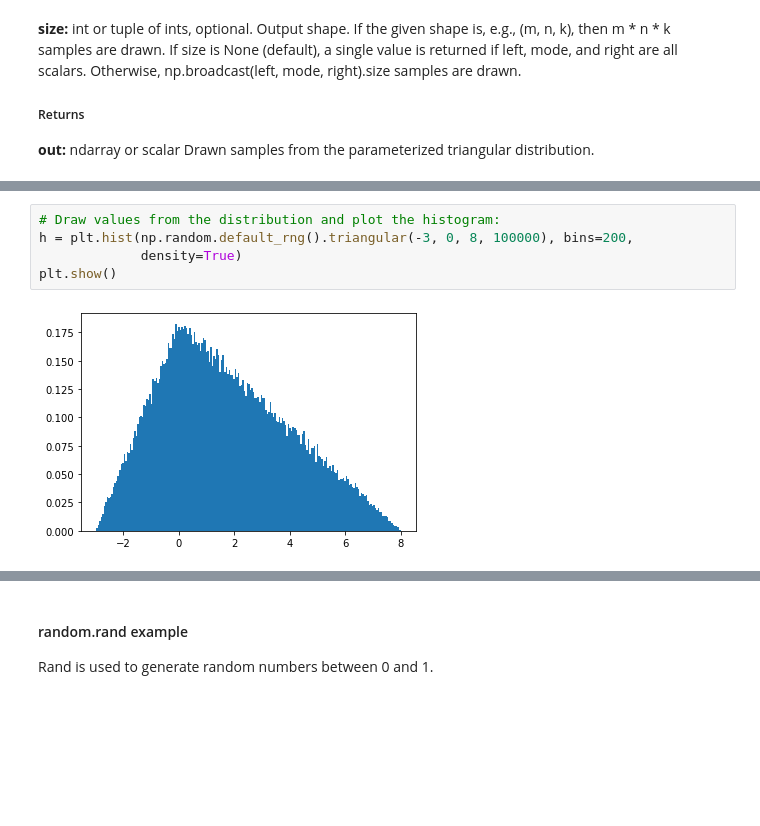
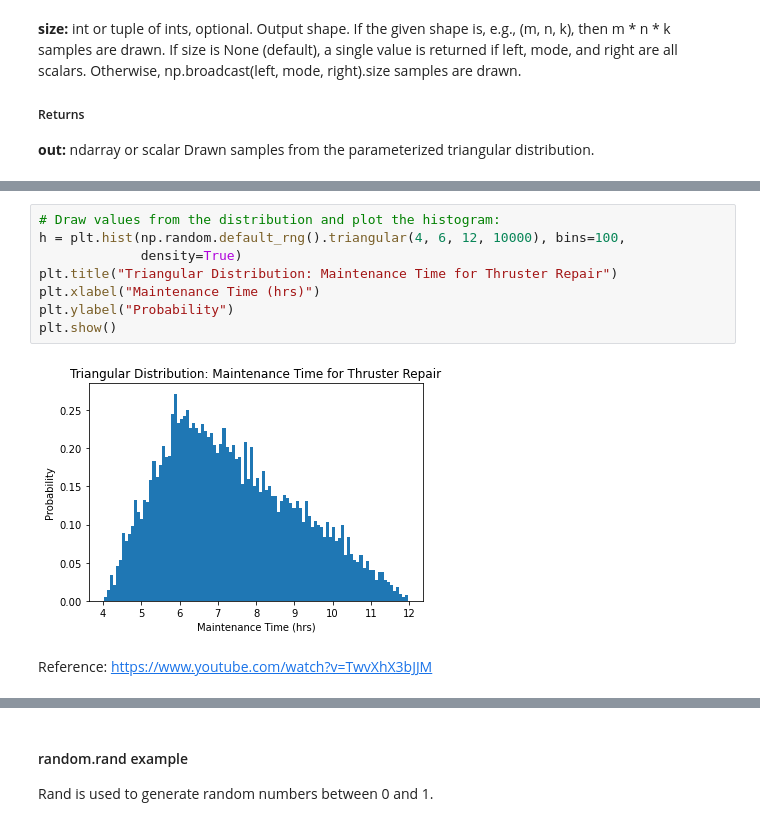
Before and after one commit to PJFinnerty/52465-Assignment, a Jupyter notebook: Practical Assignment.ipynb, the cells around one changed output, grey strips where cells are left out. Cells and saved outputs as stored; diff of their text form; blank space fills up the shorter version.

```diff
--- a/Practical Assignment.ipynb
+++ b/Practical Assignment.ipynb
@@ -504,7 +604,12 @@ Drawn samples from the parameterized triangular distribution.
 # %%
 # Draw values from the distribution and plot the histogram:
-h = plt.hist(np.random.default_rng().triangular(-3, 0, 8, 100000), bins=200,
+h = plt.hist(np.random.default_rng().triangular(4, 6, 12, 10000), bins=100,
              density=True)
+plt.title("Triangular Distribution: Maintenance Time for Thruster Repair")
+plt.xlabel("Maintenance Time (hrs)")
+plt.ylabel("Probability")
 plt.show()
 # %% [output]
-[figure, old version]
+[figure, new version]
+# %% [markdown]
+Reference: https://www.youtube.com/watch?v=TwvXhX3bJJM
```
Also changed, not shown: parts of 59 cells of this notebook.
